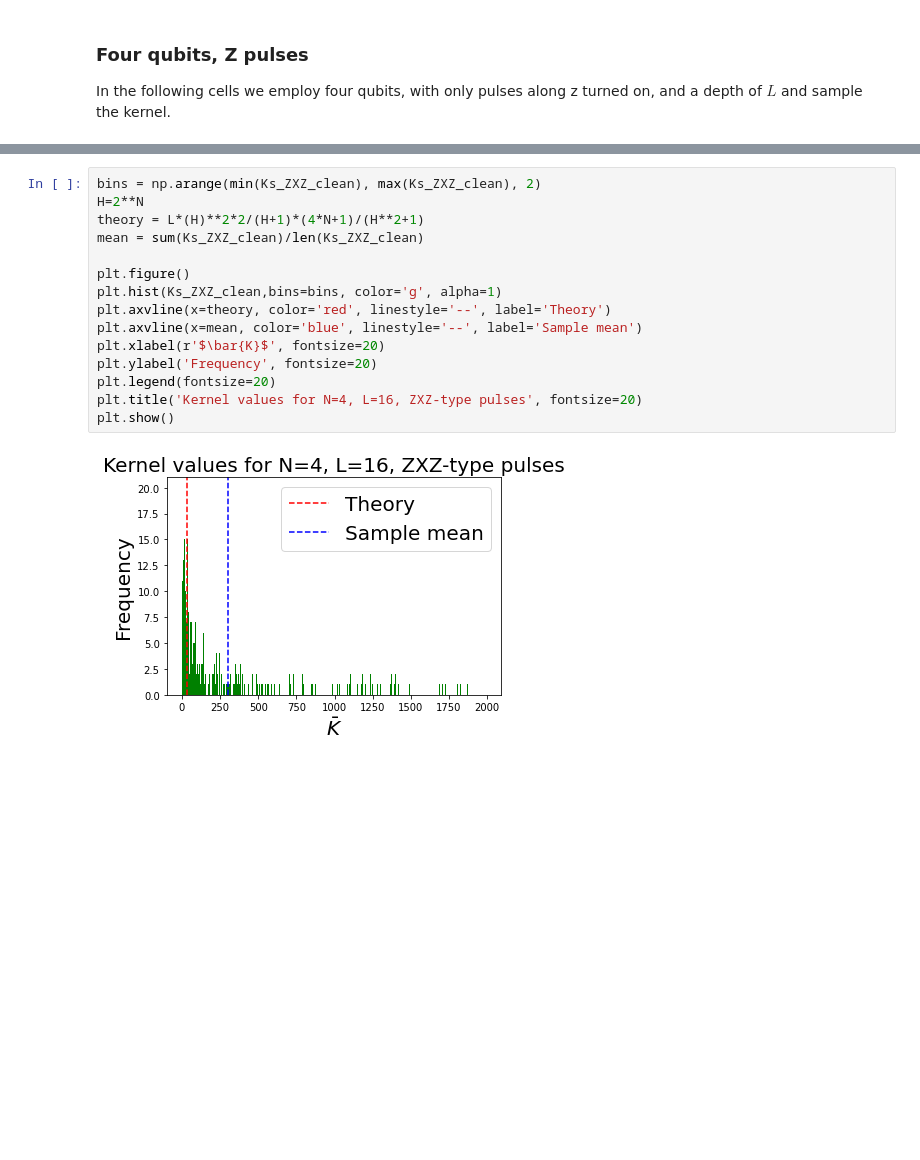
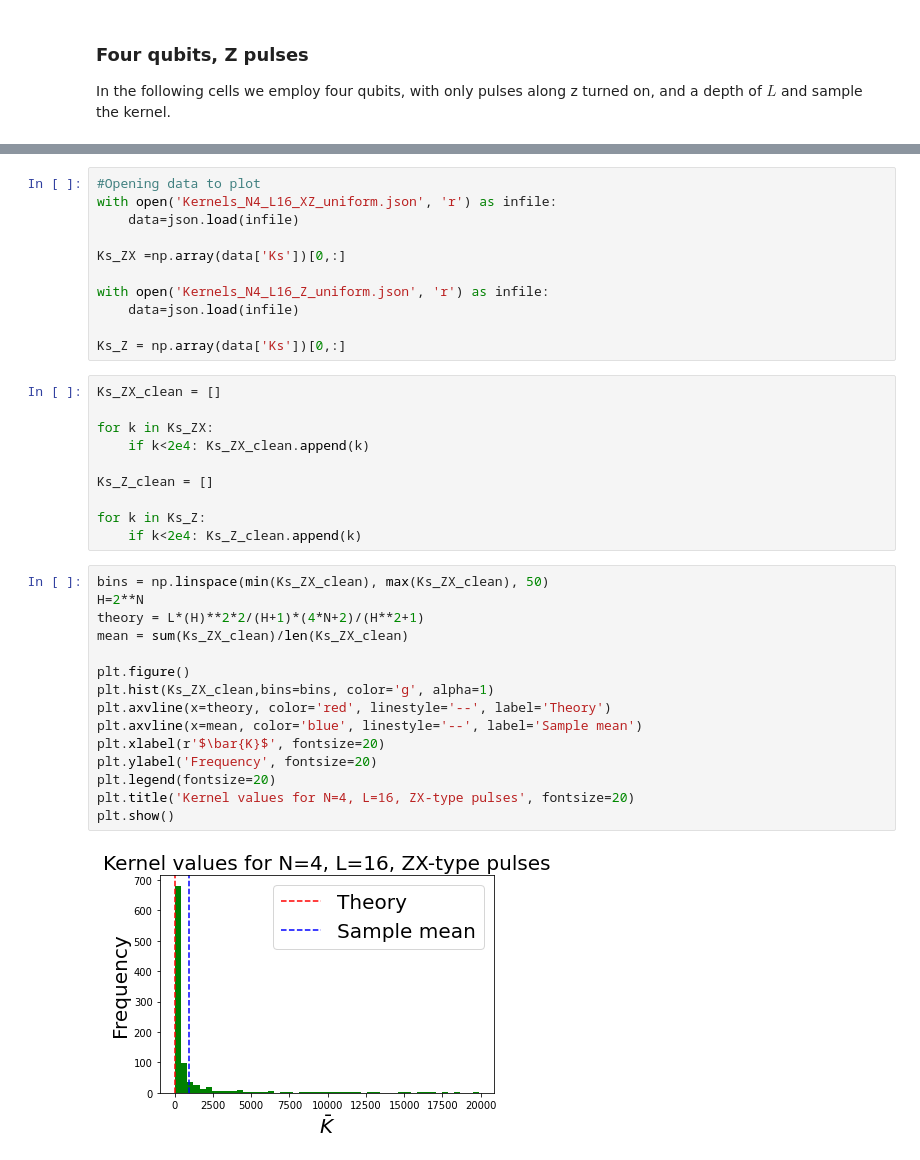
Before and after one commit to orodrigoaraizabravo/QuantumPerceptrons, a Jupyter notebook: QNTK numerics/Numerical calculation of kernel.ipynb, the cells around one changed output, grey strips where cells are left out. Saved outputs shown, nothing was run; the diff lists cells and outputs as text; blank space fills up the shorter version.

```diff
--- a/QNTK numerics/Numerical calculation of kernel.ipynb
+++ b/QNTK numerics/Numerical calculation of kernel.ipynb
@@ -146,18 +93,39 @@ for k in Ks_XZ:
+# %%
+#Opening data to plot
+with open('Kernels_N4_L16_XZ_uniform.json', 'r') as infile:
+    data=json.load(infile)
+
+Ks_ZX =np.array(data['Ks'])[0,:]
+
+with open('Kernels_N4_L16_Z_uniform.json', 'r') as infile:
+    data=json.load(infile)
+
+Ks_Z = np.array(data['Ks'])[0,:]
+# %%
+Ks_ZX_clean = []
+
+for k in Ks_ZX:
+    if k<2e4: Ks_ZX_clean.append(k)
+
+Ks_Z_clean = []
+
+for k in Ks_Z:
+    if k<2e4: Ks_Z_clean.append(k)
 # %%
-bins = np.arange(min(Ks_ZXZ_clean), max(Ks_ZXZ_clean), 2)
+bins = np.linspace(min(Ks_ZX_clean), max(Ks_ZX_clean), 50)
 H=2**N
-theory = L*(H)**2*2/(H+1)*(4*N+1)/(H**2+1)
-mean = sum(Ks_ZXZ_clean)/len(Ks_ZXZ_clean)
+theory = L*(H)**2*2/(H+1)*(4*N+2)/(H**2+1)
+mean = sum(Ks_ZX_clean)/len(Ks_ZX_clean)
 
 plt.figure()
-plt.hist(Ks_ZXZ_clean,bins=bins, color='g', alpha=1)
+plt.hist(Ks_ZX_clean,bins=bins, color='g', alpha=1)
 plt.axvline(x=theory, color='red', linestyle='--', label='Theory')
 plt.axvline(x=mean, color='blue', linestyle='--', label='Sample mean')
 plt.xlabel(r'$\bar{K}$', fontsize=20)
 plt.ylabel('Frequency', fontsize=20)
 plt.legend(fontsize=20)
-plt.title('Kernel values for N=4, L=16, ZXZ-type pulses', fontsize=20)
+plt.title('Kernel values for N=4, L=16, ZX-type pulses', fontsize=20)
 plt.show()
 # %% [output]
-[figure, old version]
+[figure, new version]
 # %%
```
Also changed, not shown: parts of 13 cells of this notebook, 6 other files.
